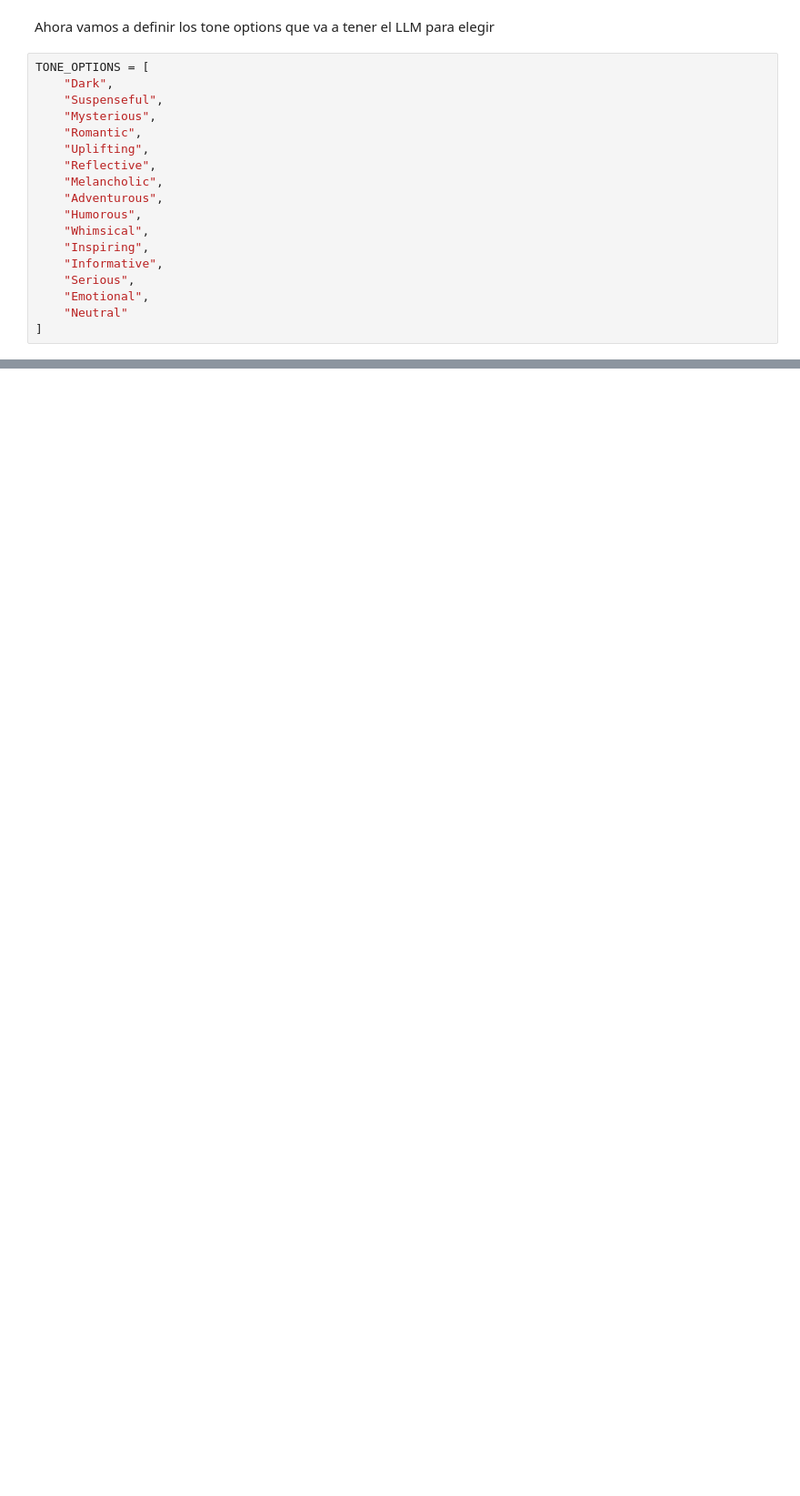
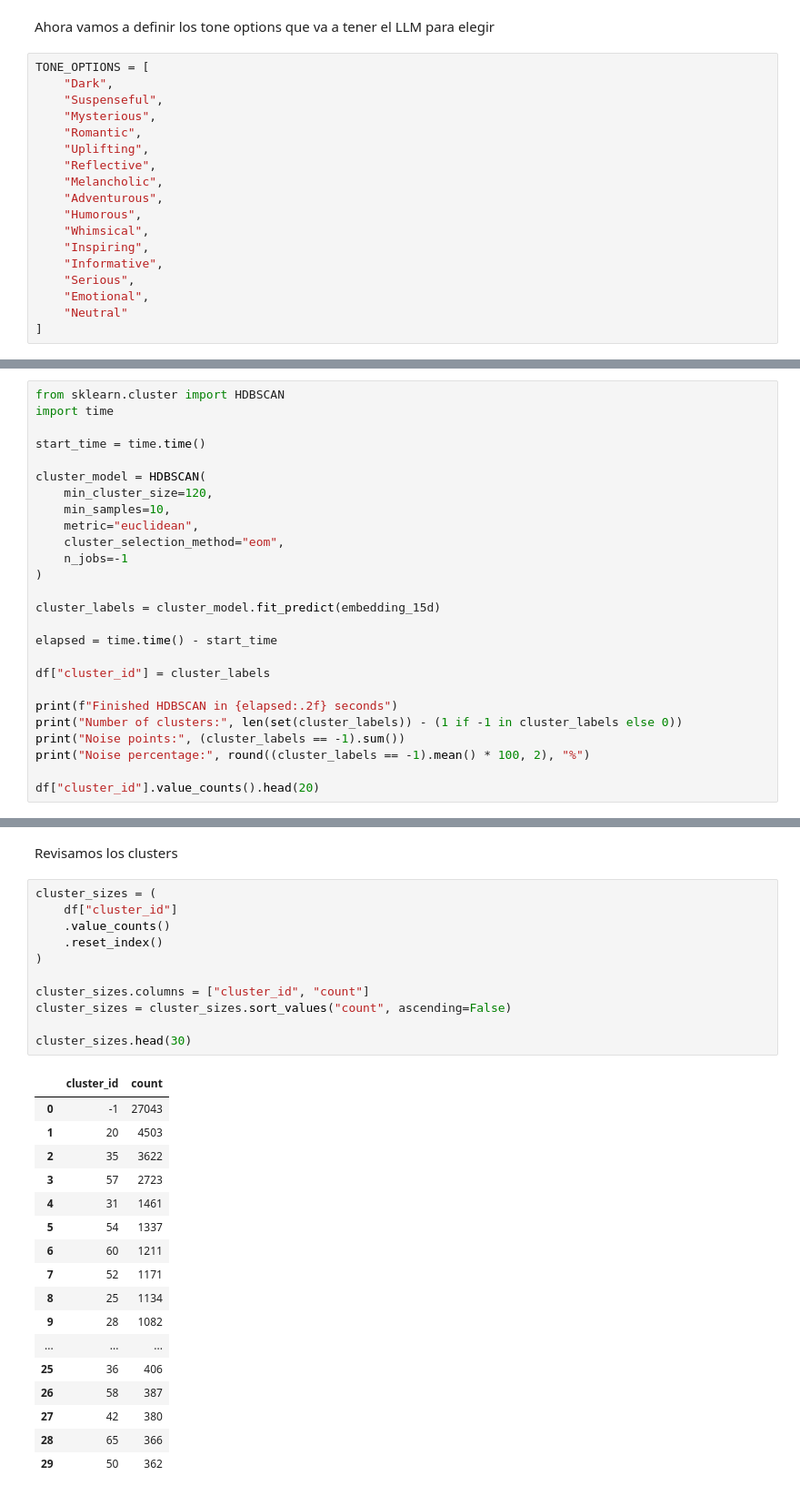
Before and after one commit to HiramZ04/Cal-State-UMAP_Clustering, a Jupyter notebook: Final_Notebook.ipynb, the cells around one changed output, grey strips where cells are left out. Shown at 91% size. Drawn from its saved outputs; the diff is of its cells as text; blank space fills up the shorter version.

```diff
--- a/Final_Notebook.ipynb
+++ b/Final_Notebook.ipynb
@@ -429,0 +831,26 @@ TONE_OPTIONS = [
+# %%
+from sklearn.cluster import HDBSCAN
+import time
+
+start_time = time.time()
+
+cluster_model = HDBSCAN(
+    min_cluster_size=120,
+    min_samples=10,
+    metric="euclidean",
+    cluster_selection_method="eom",
+    n_jobs=-1
+)
+
+cluster_labels = cluster_model.fit_predict(embedding_15d)
+
+elapsed = time.time() - start_time
+
+df["cluster_id"] = cluster_labels
+
+print(f"Finished HDBSCAN in {elapsed:.2f} seconds")
+print("Number of clusters:", len(set(cluster_labels)) - (1 if -1 in cluster_labels else 0))
+print("Noise points:", (cluster_labels == -1).sum())
+print("Noise percentage:", round((cluster_labels == -1).mean() * 100, 2), "%")
+
+df["cluster_id"].value_counts().head(20)
@@ -429,0 +879,31 @@ TONE_OPTIONS = [
+# %% [markdown]
+Revisamos los clusters
+# %%
+cluster_sizes = (
+    df["cluster_id"]
+    .value_counts()
+    .reset_index()
+)
+
+cluster_sizes.columns = ["cluster_id", "count"]
+cluster_sizes = cluster_sizes.sort_values("count", ascending=False)
+
+cluster_sizes.head(30)
+# %% [output]
+|  | cluster_id | count |
+| 0 | -1 | 27043 |
+| 1 | 20 | 4503 |
+| 2 | 35 | 3622 |
+| 3 | 57 | 2723 |
+| 4 | 31 | 1461 |
+| 5 | 54 | 1337 |
+| 6 | 60 | 1211 |
+| 7 | 52 | 1171 |
+| 8 | 25 | 1134 |
+| 9 | 28 | 1082 |
+| ... | ... | ... |
+| 25 | 36 | 406 |
+| 26 | 58 | 387 |
+| 27 | 42 | 380 |
+| 28 | 65 | 366 |
+| 29 | 50 | 362 |
```
Also changed, not shown: parts of 57 cells of this notebook, 4 other files.
